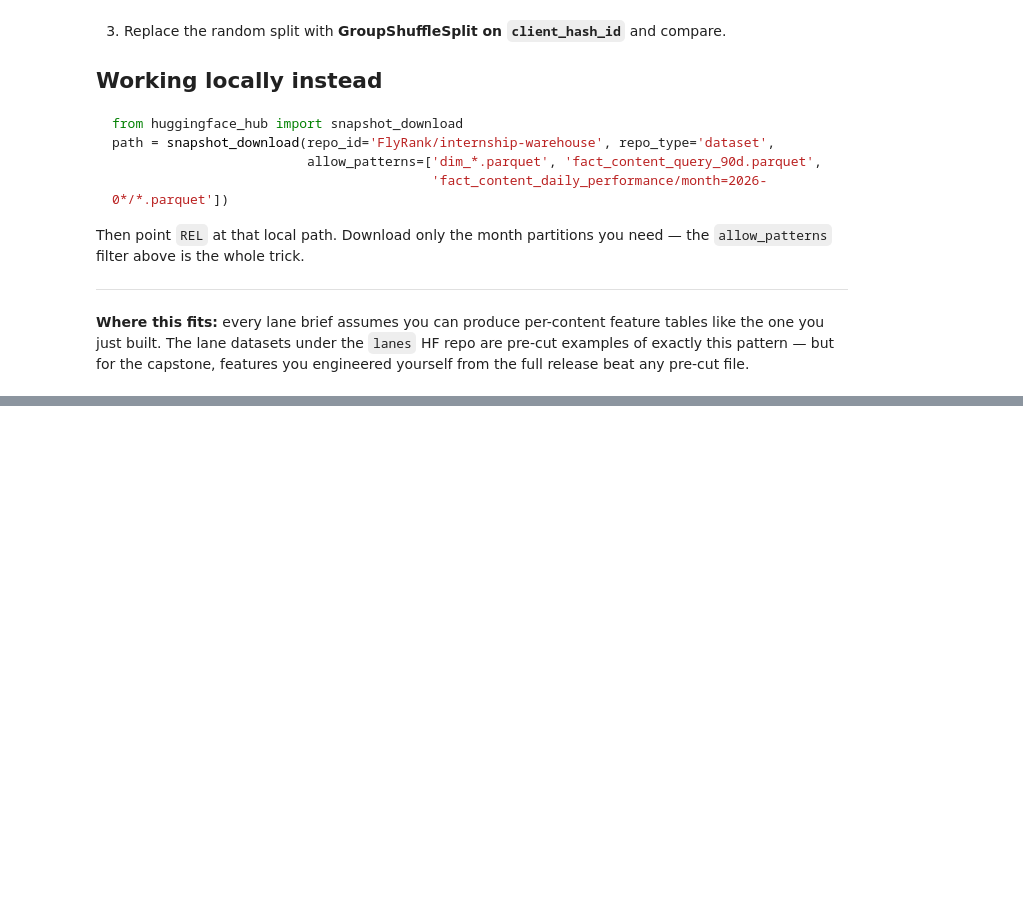
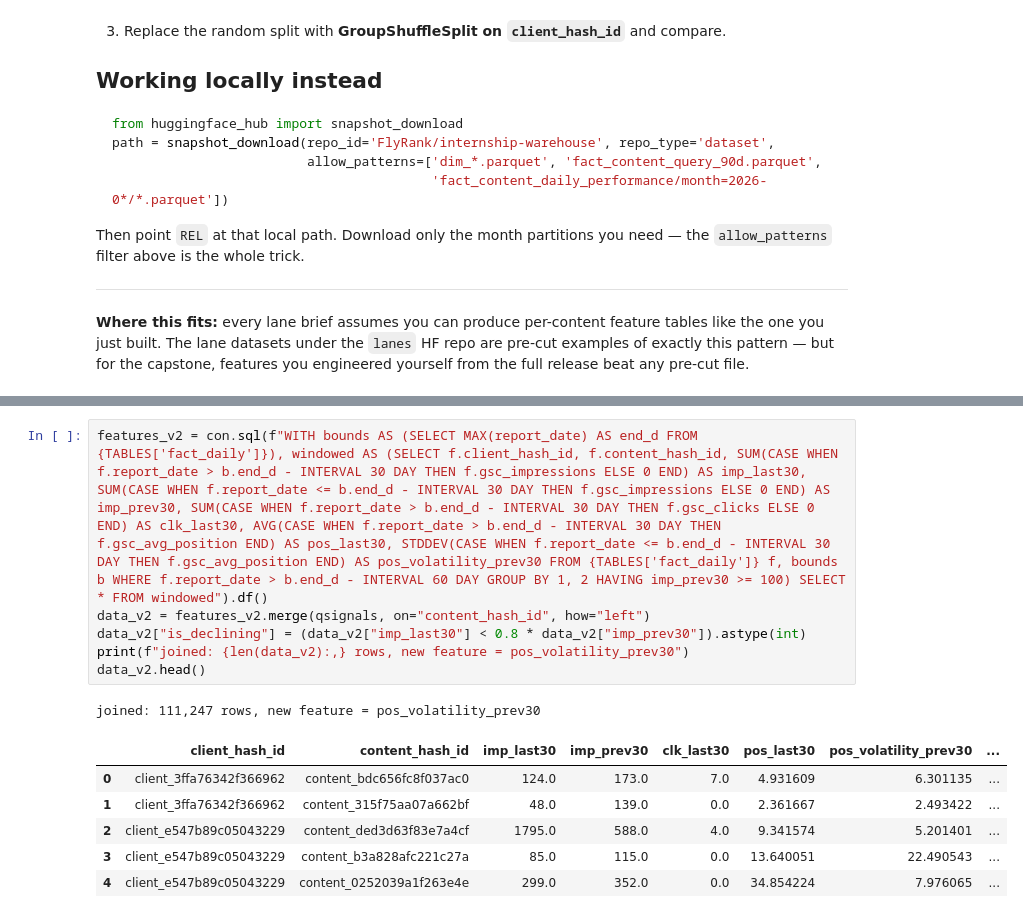
Before and after one commit to Priyansh-rath18/flyrank-internship-, a Jupyter notebook: notebooks/03_working_with_the_full_release.ipynb, the cells around one changed output, grey strips where cells are left out. Cells and saved outputs as stored; diff of their text form; blank space fills up the shorter version.

```diff
--- a/notebooks/03_working_with_the_full_release.ipynb
+++ b/notebooks/03_working_with_the_full_release.ipynb
@@ -183,0 +233,14 @@ release beat any pre-cut file.
+# %%
+features_v2 = con.sql(f"WITH bounds AS (SELECT MAX(report_date) AS end_d FROM {TABLES['fact_daily']}), windowed AS (SELECT f.client_hash_id, f.content_hash_id, SUM(CASE WHEN f.report_date > b.end_d - INTERVAL 30 DAY THEN f.gsc_impressions ELSE 0 END) AS imp_last30, SUM(CASE WHEN f.report_date <= b.end_d - INTERVAL 30 DAY THEN f.gsc_impressions ELSE 0 END) AS imp_prev30, SUM(CASE WHEN f.report_date > b.end_d - INTERVAL 30 DAY THEN f.gsc_clicks ELSE 0 END) AS clk_last30, AVG(CASE WHEN f.report_date > b.end_d - INTERVAL 30 DAY THEN f.gsc_avg_position END) AS pos_last30, STDDEV(CASE WHEN f.report_date <= b.end_d - INTERVAL 30 DAY THEN f.gsc_avg_position END) AS pos_volatility_prev30 FROM {TABLES['fact_daily']} f, bounds b WHERE f.report_date > b.end_d - INTERVAL 60 DAY GROUP BY 1, 2 HAVING imp_prev30 >= 100) SELECT * FROM windowed").df()
+data_v2 = features_v2.merge(qsignals, on="content_hash_id", how="left")
+data_v2["is_declining"] = (data_v2["imp_last30"] < 0.8 * data_v2["imp_prev30"]).astype(int)
+print(f"joined: {len(data_v2):,} rows, new feature = pos_volatility_prev30")
+data_v2.head()
+# %% [output]
+joined: 111,247 rows, new feature = pos_volatility_prev30
+|  | client_hash_id | content_hash_id | imp_last30 | imp_prev30 | clk_last30 | pos_last30 | pos_volatility_prev30 | ... |
+| 0 | client_3ffa76342f366962 | content_bdc656fc8f037ac0 | 124.0 | 173.0 | 7.0 | 4.931609 | 6.301135 | ... |
+| 1 | client_3ffa76342f366962 | content_315f75aa07a662bf | 48.0 | 139.0 | 0.0 | 2.361667 | 2.493422 | ... |
+| 2 | client_e547b89c05043229 | content_ded3d63f83e7a4cf | 1795.0 | 588.0 | 4.0 | 9.341574 | 5.201401 | ... |
+| 3 | client_e547b89c05043229 | content_b3a828afc221c27a | 85.0 | 115.0 | 0.0 | 13.640051 | 22.490543 | ... |
+| 4 | client_e547b89c05043229 | content_0252039a1f263e4e | 299.0 | 352.0 | 0.0 | 34.854224 | 7.976065 | ... |
```
Also changed, not shown: parts of 8 cells of this notebook.
